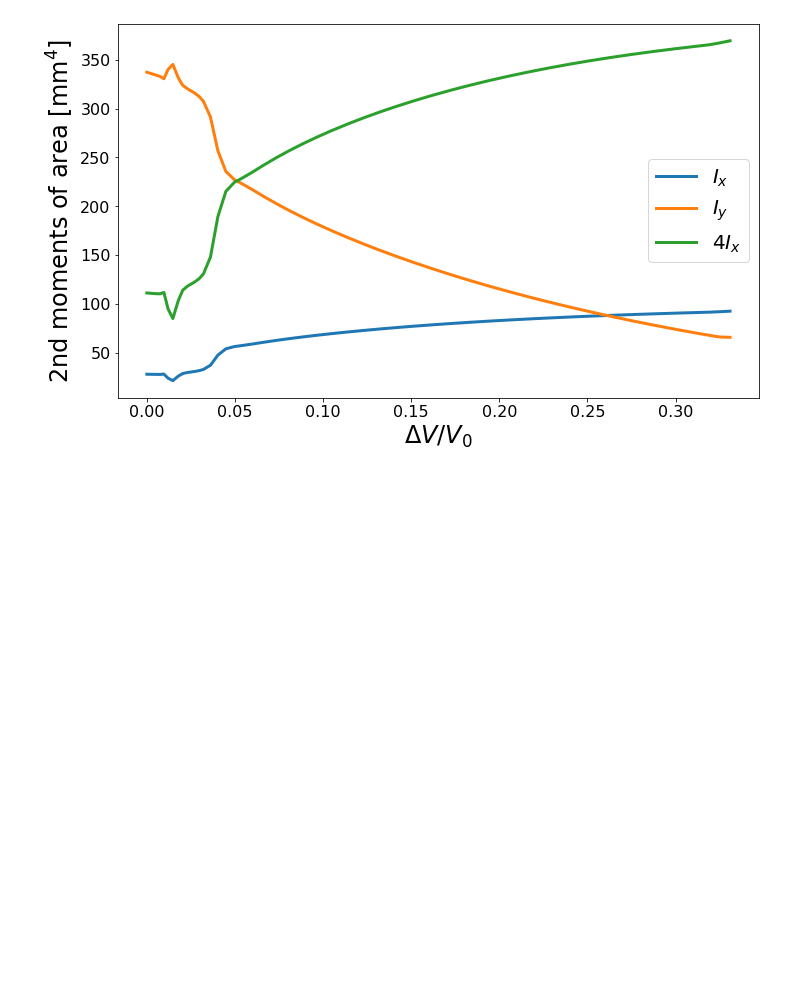
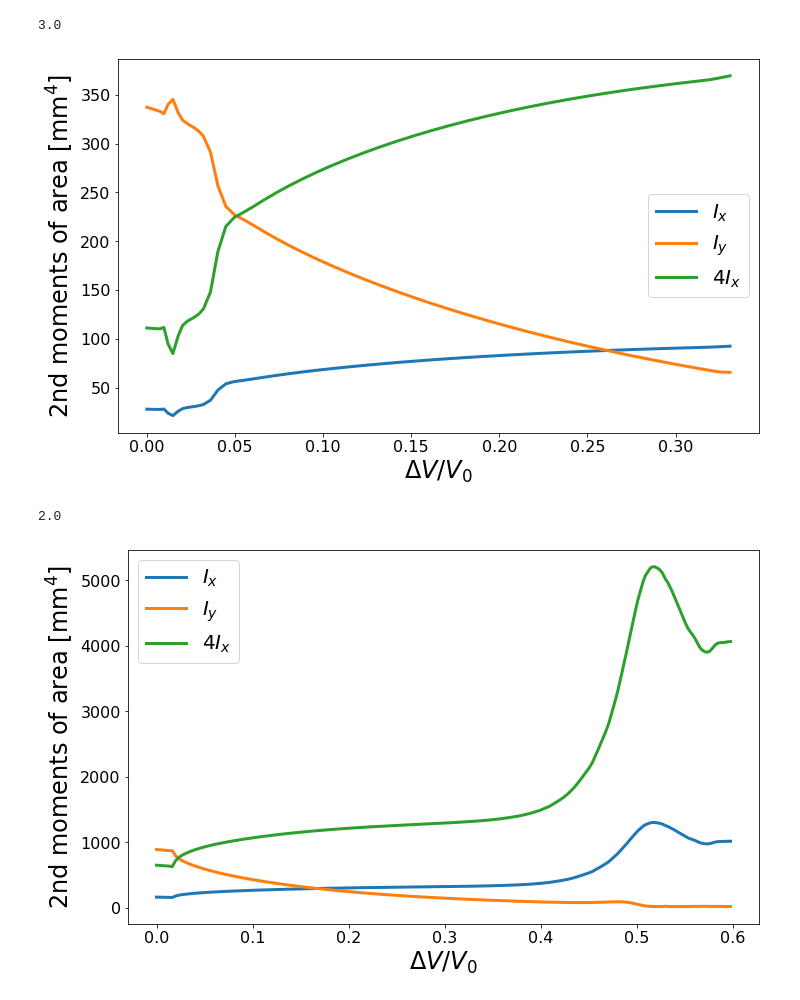
Before and after one commit to bertoldi-collab/buckling-cylinders, a Jupyter notebook: moment_calculation.ipynb, the cells around one changed output. Drawn from its saved outputs; the diff is of its cells as text; code cells hidden in the pictures; blank space fills up the shorter version.

Commit message:
tested I_x I_y on 2folds sim

```diff
--- a/moment_calculation.ipynb
+++ b/moment_calculation.ipynb
@@ -56,6 +56,7 @@ def fit_sin(phase_all, disp_r):
     fft_disp_r = np.fft.rfft(disp_r - np.mean(disp_r))
     freq_all = np.fft.rfftfreq(disp_r.size, d = 1/disp_r.size)
     freq = freq_all[np.argmax(np.abs(fft_disp_r))]
+    print(freq)
 
     sin_fit = lambda t, A, p, c: sinfunc(t, A, freq, p, c)
 
@@ -119,9 +120,10 @@ def compute_moments_area(x_cur, y_cur, thickness):
 
     return (I_x,I_y)
 
-def process_centernodes(proj_name, sim_dir):
+def process_centernodes(proj_name, sim_dir, cut_idx = True):
     t_all, x_all, y_all, z_all, vol_norm, p_kpa, t1 = get_data(proj_name, sim_dir)
-    frame_idx = find_last_valid_frame(z_all)
+    if cut_idx: frame_idx = find_last_valid_frame(z_all)
+    else: frame_idx = len(t_all) - 1
     I_x_all, I_y_all = [np.zeros(frame_idx) for _ in range(2)]
     idx_cut, idx_max = compute_idx_cut(x_all, y_all, z_all)
     for i in range(frame_idx):
@@ -181,4 +184,22 @@ improve_plot(ax, xlabel = '$\Delta V/V_0$', ylabel = '2nd moments of area [mm$^4
 
 fig.savefig(f'{folder_out}/moments_area_{proj_name}.png', facecolor = 'white')
 # %% [output]
+3.0
 [figure]
+# %%
+proj_name = '2fold-fitting-557'
+sim_dir = 'two-folds-sims'
+vol_plot, I_x_all, I_y_all = process_centernodes(proj_name, sim_dir, cut_idx = False)
+
+fig, ax = plt.subplots(figsize = figsize_whole, constrained_layout = True)
+ax.plot(vol_plot, I_x_all, label = '$I_x$', linewidth = linewidth_all)
+ax.plot(vol_plot, I_y_all, label = '$I_y$', linewidth = linewidth_all)
+ax.plot(vol_plot, 4*I_x_all, label = '$4I_x$', linewidth = linewidth_all)
+
+improve_plot(ax, xlabel = '$\Delta V/V_0$', ylabel = '2nd moments of area [mm$^4$]')
+
+
+fig.savefig(f'{folder_out}/moments_area_{proj_name}.png', facecolor = 'white')
+# %% [output]
+2.0
+[figure, added]
```
Also changed, not shown: parts of 1 cell of this notebook, 5 other files.
